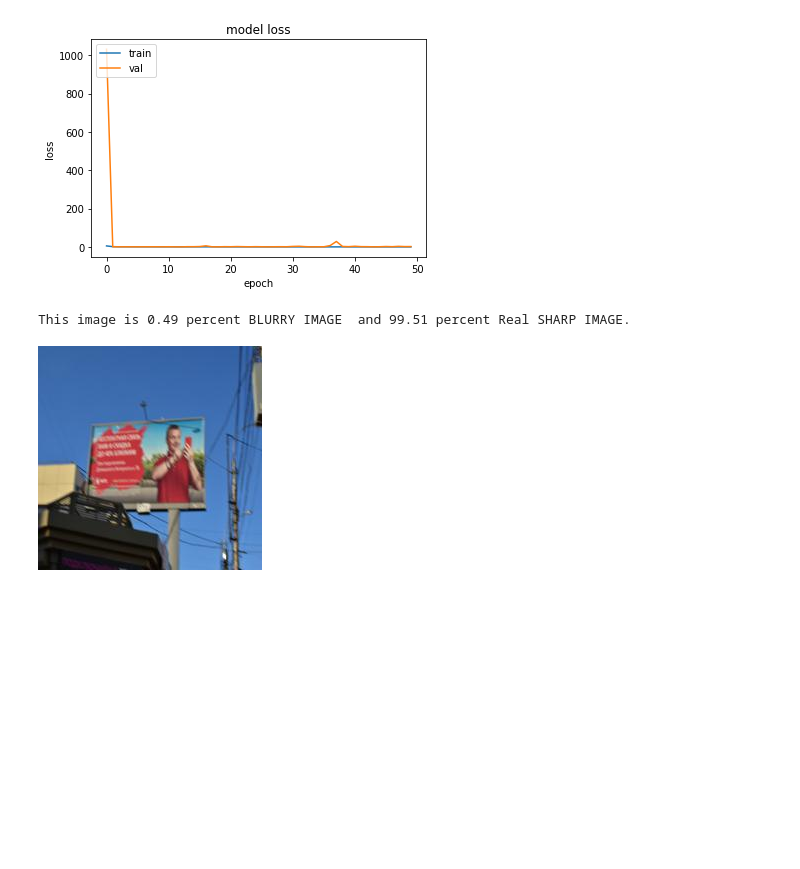
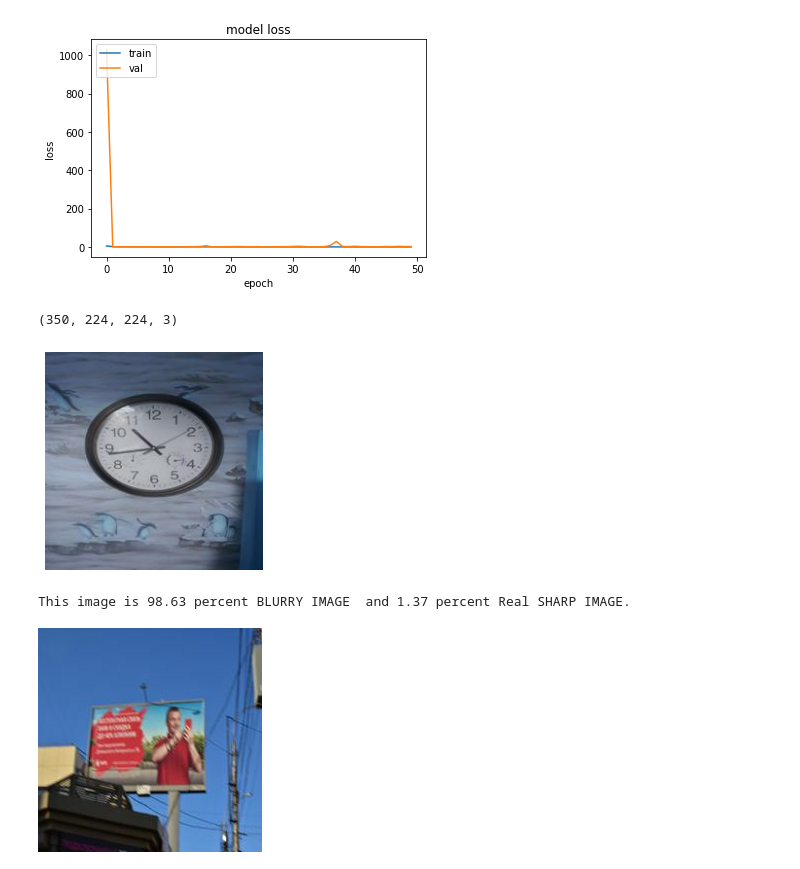
Before and after one commit to MasoudMoeini/blur-image-classification, a Jupyter notebook: resnet_blur_classification.ipynb, the cells around one changed output. Drawn from its saved outputs; the diff is of its cells as text; code cells hidden in the pictures; blank space fills up the shorter version.

```diff
--- a/resnet_blur_classification.ipynb
+++ b/resnet_blur_classification.ipynb
@@ -258,12 +258,27 @@ plt.legend(['train', 'val'], loc='upper left')
 plt.show()
 # %% [output]
 [figure]
+# %%
+
+test_images = np.load('real.npy')
+# %%
+test_images.shape
+# %% [output]
+(350, 224, 224, 3)
+# %%
+import matplotlib.pyplot as plt
+from PIL import Image
+image = Image.fromarray(test_images[10],'RGB')
+plt.imshow(image)
+plt.axis("off")
+image.show()
+# %% [output]
+[figure, added]
 # %%
 !unzip -qq test.zip
 # %%
 path = "test/blur/138_NIKON-D3400-35MM.jpg"
-img = keras.preprocessing.image.load_img(path
-    , target_size=image_size)
+img = keras.preprocessing.image.load_img(path, target_size = image_size)
 img_array = keras.preprocessing.image.img_to_array(img)
 img_array = tf.expand_dims(img_array, 0)  # Create batch axis
 
@@ -276,7 +291,7 @@ print(
 image=cv2.imread(path)
 cv2_imshow(image)
 # %% [output]
-This image is 0.49 percent BLURRY IMAGE  and 99.51 percent Real SHARP IMAGE.
+This image is 98.63 percent BLURRY IMAGE  and 1.37 percent Real SHARP IMAGE.
 [figure]
 # %%
 path = "test/real/141_NIKON-D3400-18-55MM.jpg"
```
Also changed, not shown: parts of 1 cell of this notebook.
